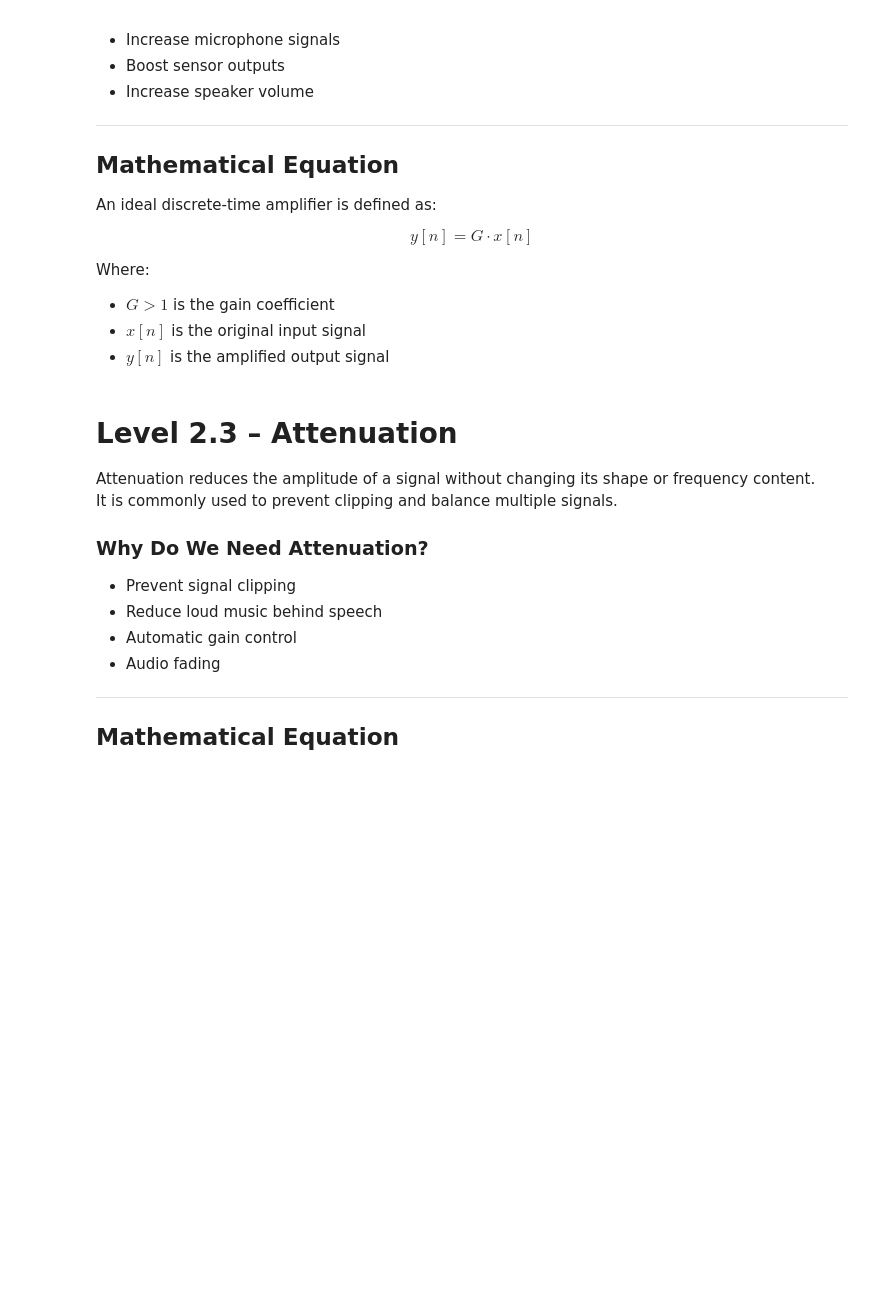
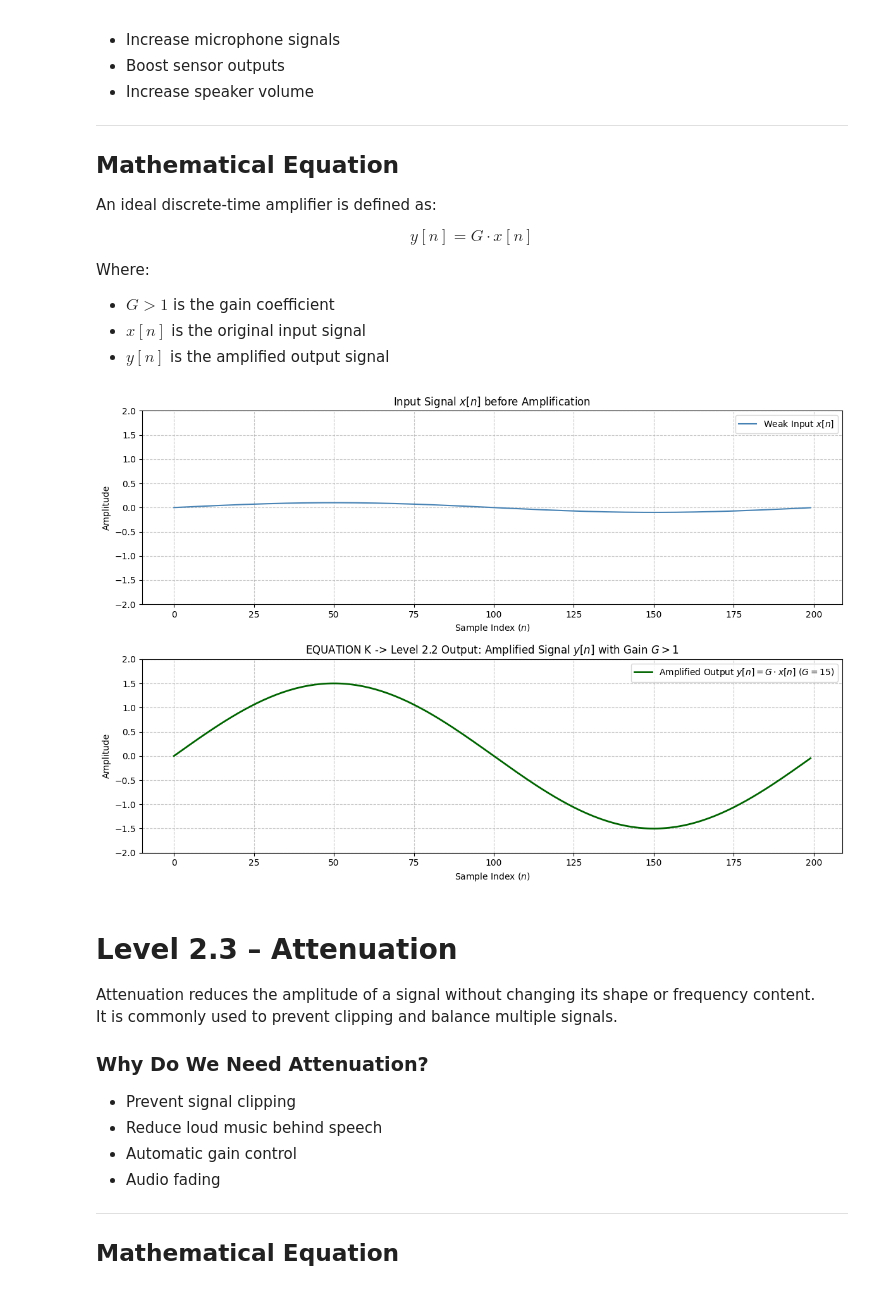
Before and after one commit to mhaslam009/signal_processing_basics, a Jupyter notebook: engg_op_of_sp.ipynb, the cells around one changed output. Saved outputs shown, nothing was run; the diff lists cells and outputs as text; code cells hidden in the pictures; blank space fills up the shorter version.

```diff
--- a/engg_op_of_sp.ipynb
+++ b/engg_op_of_sp.ipynb
@@ -45,6 +114,60 @@ Where:
 * $G > 1$ is the gain coefficient
 * $x[n]$ is the original input signal
 * $y[n]$ is the amplified output signal
+# %%
+import numpy as np
+import matplotlib.pyplot as plt
+
+# ------------------------------------------------------------------------------
+# 1. Setup Input Signal: Weak Micro-Signal x[n]
+# ------------------------------------------------------------------------------
+fs = 1000                          # Sampling rate (Hz)
+N = 200                            # Total number of discrete samples
+n = np.arange(N)                   # Discrete sample indices [0, 1, 2, ..., N-1]
+t = n / fs                         # Time vector (seconds)
+
+# Weak input signal x[n] with low amplitude (e.g., small sensor or mic output)
+x = 0.1 * np.sin(2 * np.pi * 5 * t)
+
+# ------------------------------------------------------------------------------
+# 2. Implement Equation K: Discrete-Time Amplification
+#    Equation K: y[n] = G * x[n]
+# ------------------------------------------------------------------------------
+G = 15.0                           # Gain coefficient (G > 1)
+
+# Direct implementation of Equation K
+y = G * x                          # Scales each sample x[n] by constant G
+
+# ------------------------------------------------------------------------------
+# 3. Visualization
+# ------------------------------------------------------------------------------
+plt.figure(figsize=(12, 8))
+
+# Subplot 1: Weak Input Signal x[n]
+plt.subplot(2, 1, 1)
+plt.plot(n, x, color='steelblue', linewidth=1.5, label=r'Weak Input $x[n]$')
+plt.title(r'Input Signal $x[n]$ before Amplification')
+plt.xlabel('Sample Index ($n$)')
+plt.ylabel('Amplitude')
+plt.ylim(-2.0, 2.0)
+plt.grid(True, linestyle='--', alpha=0.7)
+plt.legend(loc='upper right')
+
+# Subplot 2: Amplified Output Signal y[n] via Equation K
+plt.subplot(2, 1, 2)
+plt.plot(n, y, color='darkgreen', linewidth=2,
+         label=r'Amplified Output $y[n] = G \cdot x[n]$ ($G=15$)')
+plt.title(r'EQUATION K -> Level 2.2 Output: Amplified Signal $y[n]$ with Gain $G > 1$')
+plt.xlabel('Sample Index ($n$)')
+plt.ylabel('Amplitude')
+plt.ylim(-2.0, 2.0)
+plt.grid(True, linestyle='--', alpha=0.7)
+plt.legend(loc='upper right')
+
+plt.tight_layout()
+plt.show()
+# %% [output]
+[figure, added]
 # %% [markdown]
 # Level 2.3 – Attenuation
 
```
Also changed, not shown: parts of 10 cells of this notebook, 2 other files.
